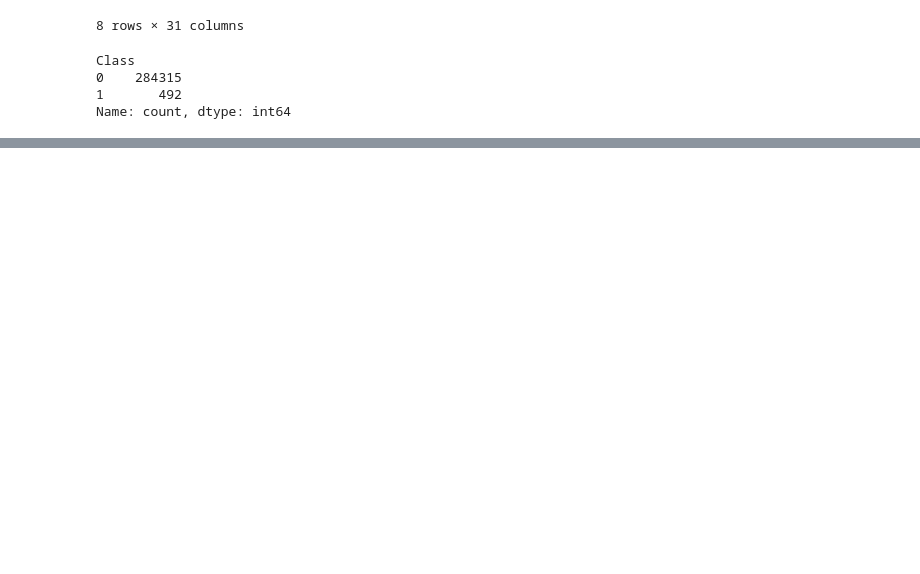
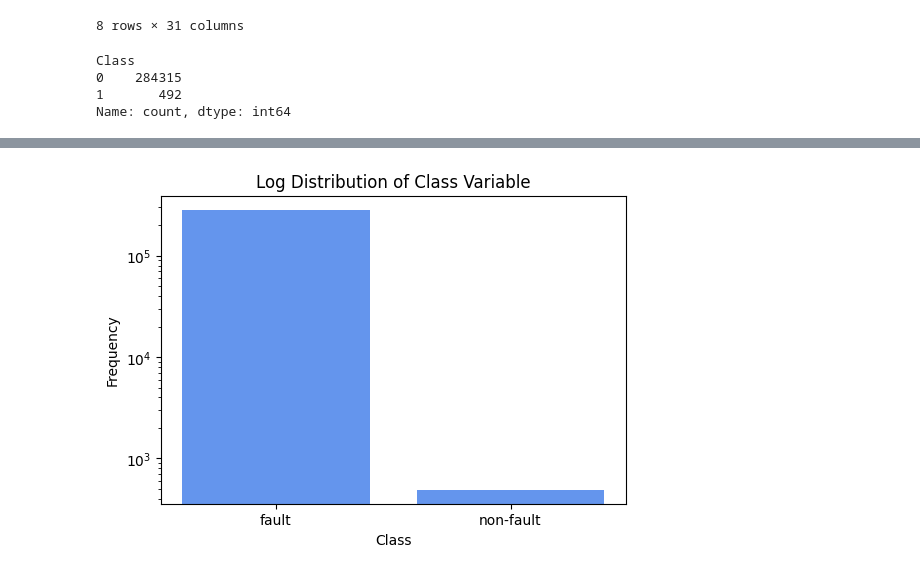
Before and after one commit to kgarred/credit-card-fraud-detection, a Jupyter notebook: notebook/fraud_detection_EDA.ipynb, the cells around one changed output, grey strips where cells are left out. Drawn from its saved outputs; the diff is of its cells as text; code cells hidden in the pictures; blank space fills up the shorter version.

```diff
--- a/notebook/fraud_detection_EDA.ipynb
+++ b/notebook/fraud_detection_EDA.ipynb
@@ -95,0 +101,12 @@ plt.show()
+# %%
+# Plot the distribution of the target variable 'Class'
+
+balance_data = {'class': ['fault','non-fault'], 'count': creditcard_data['Class'].value_counts().values.tolist()}
+plt.figure(figsize=(6,4))
+plt.bar(balance_data['class'], balance_data['count'], color='cornflowerblue', log=True)
+plt.title('Log Distribution of Class Variable')
+plt.xlabel('Class')
+plt.ylabel('Frequency')
+plt.show()
+# %% [output]
+[figure, added]
```
Also changed, not shown: parts of 8 cells of this notebook.
